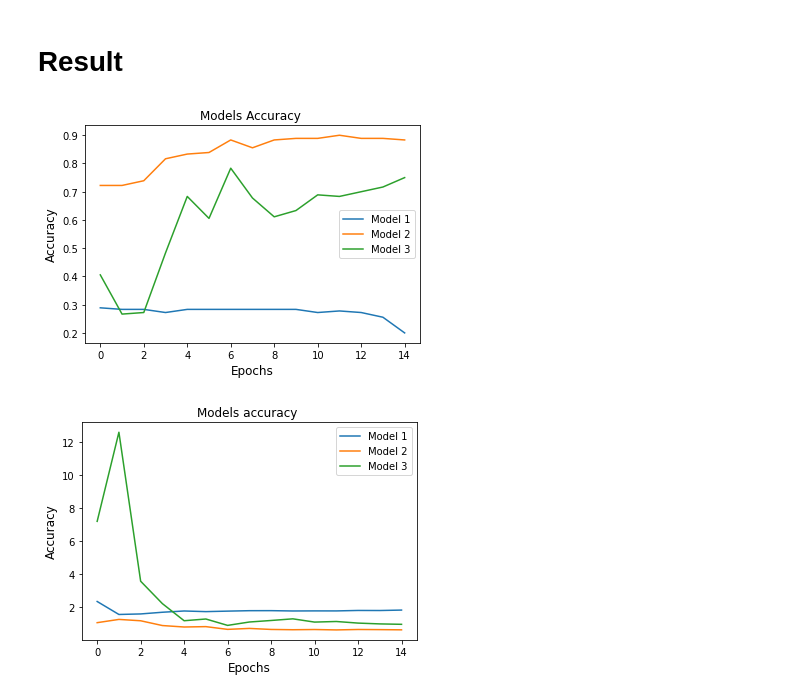
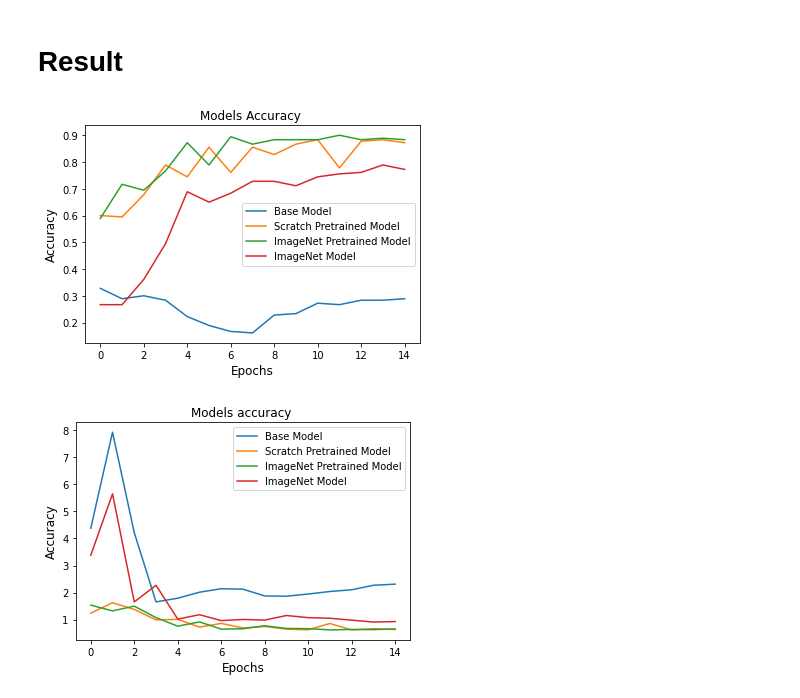
Before and after one commit to talhaanwarch/Plant-Leaf-Disease-Classification, a Jupyter notebook: model_comparison_densenet121.ipynb, the cells around one changed output. Saved outputs shown, nothing was run; the diff lists cells and outputs as text; code cells hidden in the pictures.

Commit message:
final version with 4 models

```diff
--- a/model_comparison_densenet121.ipynb
+++ b/model_comparison_densenet121.ipynb
@@ -328,0 +395,10 @@ y_pred=transfer_model2.predict(val_generator,steps=val_generator.n/batch_size,ve
+# %%
+x = transfer_imgnet_model.output
+x = GlobalAveragePooling2D()(x)
+x = Dropout(0.3)(x)
+x = Dense(128, activation="relu")(x)
+x = Dropout(0.3)(x)
+x = Dense(64, activation="relu")(x)
+
+transfer_predictions = Dense(5, activation="softmax")(x)
+transfer_imgnet_model = Model(inputs=transfer_imgnet_model.input, outputs=transfer_predictions)
@@ -328,0 +411,12 @@ y_pred=transfer_model2.predict(val_generator,steps=val_generator.n/batch_size,ve
+# %%
+def custom_loss(y_true, y_pred):
+    return tf.keras.losses.categorical_crossentropy(y_true, y_pred, label_smoothing=0.1)
+transfer_imgnet_model.compile(optimizer='adam', loss=custom_loss, metrics=['accuracy'])
+# %%
+%%time
+transfer_imgnet_results = transfer_imgnet_model.fit(train_generator,epochs=15,verbose=0,
+                              steps_per_epoch=train_generator.n/batch_size,
+                              validation_data=val_generator,
+                             validation_steps=val_generator.n/batch_size,
+                              callbacks=[ReduceLROnPlateau(monitor='val_loss', factor=0.3,patience=2, min_lr=0.000001)]
+                    )
@@ -328,0 +448,3 @@ y_pred=transfer_model2.predict(val_generator,steps=val_generator.n/batch_size,ve
+# %%
+val_generator.reset()
+y_pred=transfer_imgnet_model.predict(val_generator,steps=val_generator.n/batch_size,verbose=1)
@@ -487,24 +611,26 @@ weighted avg       0.82      0.73      0.75       180
 # %%
 
 plt.plot(result_base.history['val_accuracy'])
-plt.plot(transfer_results.history['val_accuracy'])
+plt.plot(transfer_scratch_results.history['val_accuracy'])
+plt.plot(transfer_imgnet_results.history['val_accuracy'])
 plt.plot(image_results.history['val_accuracy'])
 plt.title('Models Accuracy ',fontsize=12)
 plt.ylabel('Accuracy',fontsize=12)
 plt.xlabel('Epochs',fontsize=12)
-plt.legend(['Model 1', 'Model 2','Model 3'], loc='best')
+plt.legend(['Base Model', 'Scratch Pretrained Model','ImageNet Pretrained Model','ImageNet Model'], loc='best')
 plt.show()
 # %% [output]
-[figure, old version]
+[figure, new version]
 # %%
 
 plt.plot(result_base.history['val_loss'])
-plt.plot(transfer_results.history['val_loss'])
+plt.plot(transfer_scratch_results.history['val_loss'])
+plt.plot(transfer_imgnet_results.history['val_loss'])
 plt.plot(image_results.history['val_loss'])
 plt.title('Models accuracy ',fontsize=12)
 plt.ylabel('Accuracy',fontsize=12)
 plt.xlabel('Epochs',fontsize=12)
-plt.legend(['Model 1', 'Model 2','Model 3'], loc='best')
+plt.legend(['Base Model', 'Scratch Pretrained Model','ImageNet Pretrained Model','ImageNet Model'], loc='best')
 plt.show()
 # %% [output]
-[figure, old version]
+[figure, new version]
```
Also changed, not shown: parts of 59 cells of this notebook.
